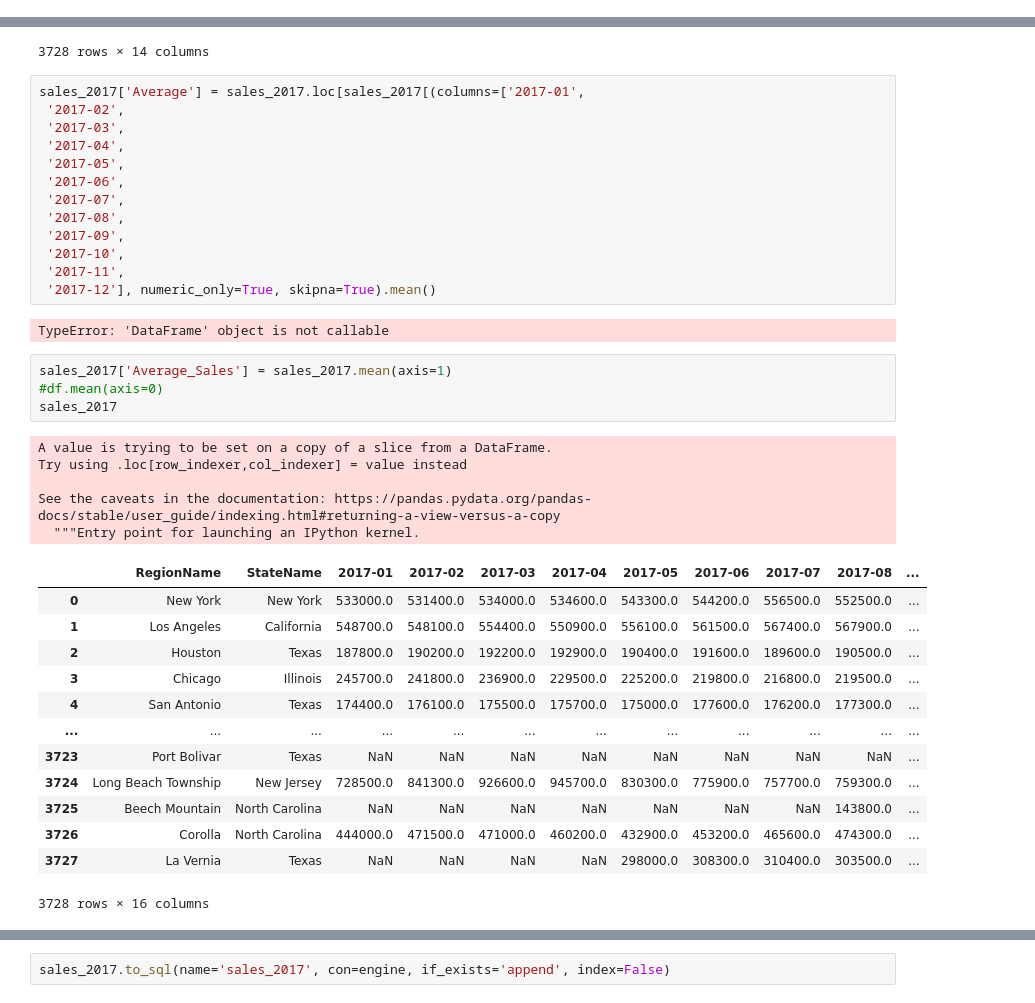
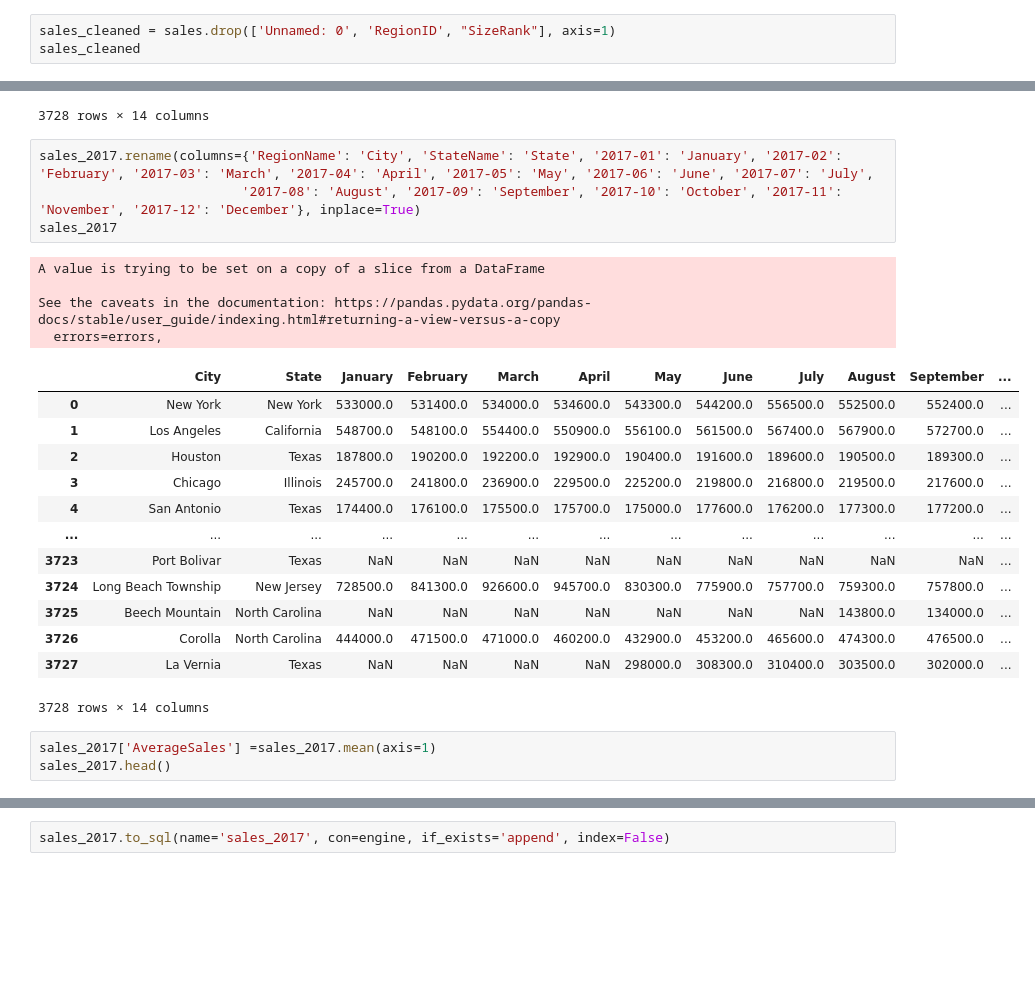
Before and after one commit to mberkley25/ETL_Project_Group2, a Jupyter notebook: main.ipynb, the cells around one changed output, grey strips where cells are left out. Drawn from its saved outputs; the diff is of its cells as text; blank space fills up the shorter version.

```diff
--- a/main.ipynb
+++ b/main.ipynb
@@ -79,3 +94,6 @@ sales.head()
 | 3 | 3 | 17426 | Chicago | Illinois | 4 | 325100.0 | 314800.0 | 286900.0 | 274600.0 | 268500.0 | ... |
 | 4 | 4 | 6915 | San Antonio | Texas | 5 | 130900.0 | 131300.0 | 131200.0 | 131500.0 | 131600.0 | ... |
 5 rows × 150 columns
+# %%
+sales_cleaned = sales.drop(['Unnamed: 0', 'RegionID', "SizeRank"], axis=1)
+sales_cleaned
@@ -110,40 +142,27 @@ sales_2017
 | 3727 | La Vernia | Texas | NaN | NaN | NaN | NaN | 298000.0 | 308300.0 | 310400.0 | 303500.0 | ... |
 3728 rows × 14 columns
 # %%
-sales_2017['Average'] = sales_2017.loc[sales_2017[(columns=['2017-01',
- '2017-02',
- '2017-03',
- '2017-04',
- '2017-05',
- '2017-06',
- '2017-07',
- '2017-08',
- '2017-09',
- '2017-10',
- '2017-11',
- '2017-12'], numeric_only=True, skipna=True).mean()
+sales_2017.rename(columns={'RegionName': 'City', 'StateName': 'State', '2017-01': 'January', '2017-02': 'February', '2017-03': 'March', '2017-04': 'April', '2017-05': 'May', '2017-06': 'June', '2017-07': 'July',
+                          '2017-08': 'August', '2017-09': 'September', '2017-10': 'October', '2017-11': 'November', '2017-12': 'December'}, inplace=True)
+sales_2017
 # %% [output]
-TypeError: 'DataFrame' object is not callable
+A value is trying to be set on a copy of a slice from a DataFrame
+
+See the caveats in the documentation: https://pandas.pydata.org/pandas-docs/stable/user_guide/indexing.html#returning-a-view-versus-a-copy
+  errors=errors,
+|  | City | State | January | February | March | April | May | June | July | August | September | ... |
+| 0 | New York | New York | 533000.0 | 531400.0 | 534000.0 | 534600.0 | 543300.0 | 544200.0 | 556500.0 | 552500.0 | 552400.0 | ... |
+| 1 | Los Angeles | California | 548700.0 | 548100.0 | 554400.0 | 550900.0 | 556100.0 | 561500.0 | 567400.0 | 567900.0 | 572700.0 | ... |
+| 2 | Houston | Texas | 187800.0 | 190200.0 | 192200.0 | 192900.0 | 190400.0 | 191600.0 | 189600.0 | 190500.0 | 189300.0 | ... |
+| 3 | Chicago | Illinois | 245700.0 | 241800.0 | 236900.0 | 229500.0 | 225200.0 | 219800.0 | 216800.0 | 219500.0 | 217600.0 | ... |
+| 4 | San Antonio | Texas | 174400.0 | 176100.0 | 175500.0 | 175700.0 | 175000.0 | 177600.0 | 176200.0 | 177300.0 | 177200.0 | ... |
+| ... | ... | ... | ... | ... | ... | ... | ... | ... | ... | ... | ... | ... |
+| 3723 | Port Bolivar | Texas | NaN | NaN | NaN | NaN | NaN | NaN | NaN | NaN | NaN | ... |
+| 3724 | Long Beach Township | New Jersey | 728500.0 | 841300.0 | 926600.0 | 945700.0 | 830300.0 | 775900.0 | 757700.0 | 759300.0 | 757800.0 | ... |
+| 3725 | Beech Mountain | North Carolina | NaN | NaN | NaN | NaN | NaN | NaN | NaN | 143800.0 | 134000.0 | ... |
+| 3726 | Corolla | North Carolina | 444000.0 | 471500.0 | 471000.0 | 460200.0 | 432900.0 | 453200.0 | 465600.0 | 474300.0 | 476500.0 | ... |
+| 3727 | La Vernia | Texas | NaN | NaN | NaN | NaN | 298000.0 | 308300.0 | 310400.0 | 303500.0 | 302000.0 | ... |
+3728 rows × 14 columns
 # %%
-sales_2017['Average_Sales'] = sales_2017.mean(axis=1)
-#df.mean(axis=0)
-sales_2017
+sales_2017['AverageSales'] =sales_2017.mean(axis=1)
+sales_2017.head()
-# %% [output]
-A value is trying to be set on a copy of a slice from a DataFrame.
-Try using .loc[row_indexer,col_indexer] = value instead
-
-See the caveats in the documentation: https://pandas.pydata.org/pandas-docs/stable/user_guide/indexing.html#returning-a-view-versus-a-copy
-  """Entry point for launching an IPython kernel.
-|  | RegionName | StateName | 2017-01 | 2017-02 | 2017-03 | 2017-04 | 2017-05 | 2017-06 | 2017-07 | 2017-08 | ... |
-| 0 | New York | New York | 533000.0 | 531400.0 | 534000.0 | 534600.0 | 543300.0 | 544200.0 | 556500.0 | 552500.0 | ... |
-| 1 | Los Angeles | California | 548700.0 | 548100.0 | 554400.0 | 550900.0 | 556100.0 | 561500.0 | 567400.0 | 567900.0 | ... |
-| 2 | Houston | Texas | 187800.0 | 190200.0 | 192200.0 | 192900.0 | 190400.0 | 191600.0 | 189600.0 | 190500.0 | ... |
-| 3 | Chicago | Illinois | 245700.0 | 241800.0 | 236900.0 | 229500.0 | 225200.0 | 219800.0 | 216800.0 | 219500.0 | ... |
-| 4 | San Antonio | Texas | 174400.0 | 176100.0 | 175500.0 | 175700.0 | 175000.0 | 177600.0 | 176200.0 | 177300.0 | ... |
-| ... | ... | ... | ... | ... | ... | ... | ... | ... | ... | ... | ... |
-| 3723 | Port Bolivar | Texas | NaN | NaN | NaN | NaN | NaN | NaN | NaN | NaN | ... |
-| 3724 | Long Beach Township | New Jersey | 728500.0 | 841300.0 | 926600.0 | 945700.0 | 830300.0 | 775900.0 | 757700.0 | 759300.0 | ... |
-| 3725 | Beech Mountain | North Carolina | NaN | NaN | NaN | NaN | NaN | NaN | NaN | 143800.0 | ... |
-| 3726 | Corolla | North Carolina | 444000.0 | 471500.0 | 471000.0 | 460200.0 | 432900.0 | 453200.0 | 465600.0 | 474300.0 | ... |
-| 3727 | La Vernia | Texas | NaN | NaN | NaN | NaN | 298000.0 | 308300.0 | 310400.0 | 303500.0 | ... |
-3728 rows × 16 columns
```
Also changed, not shown: parts of 11 cells of this notebook, 2 other files.
